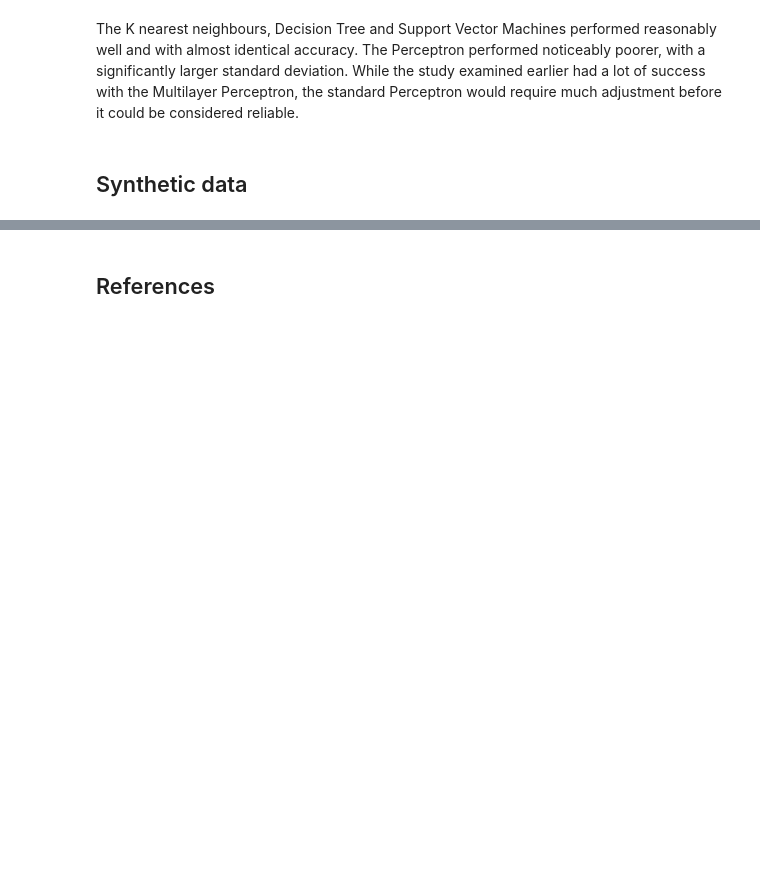
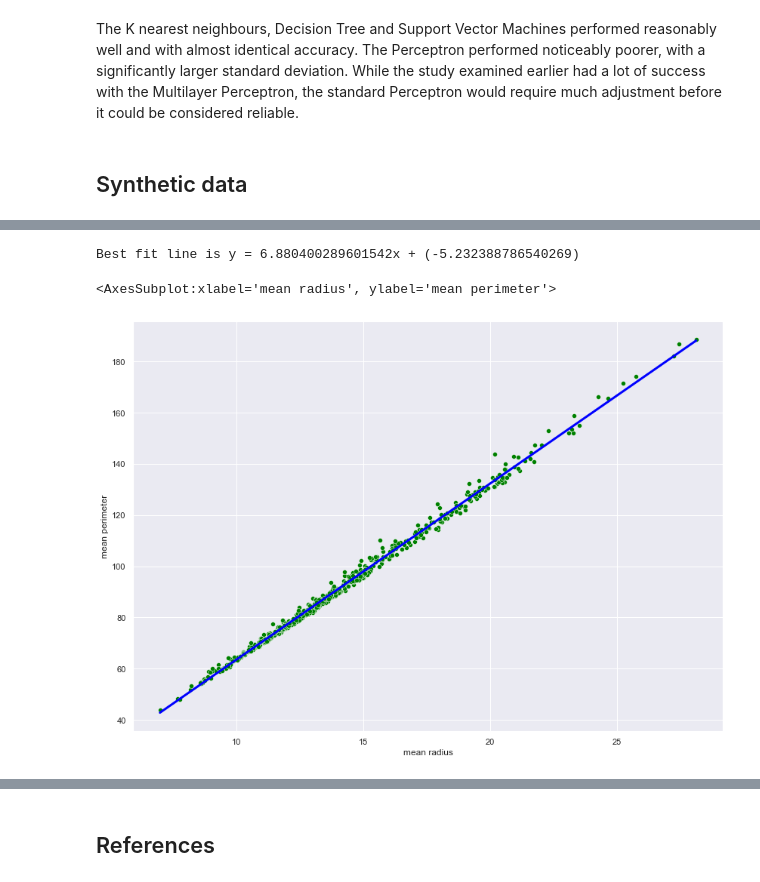
Before and after one commit to dreapadoir/PfDA_Project2, a Jupyter notebook: Project 2.ipynb, the cells around one changed output, grey strips where cells are left out. Drawn from its saved outputs; the diff is of its cells as text; code cells hidden in the pictures; blank space fills up the shorter version.

```diff
--- a/Project 2.ipynb
+++ b/Project 2.ipynb
@@ -404,3 +454,16 @@ text = rng.normal(df.iloc[:,1].mean(), df.iloc[:,1].std(), 100)
 # %%
-#mean perimeter - normal distribution
-per = rng.normal(df.iloc[:,2].mean(), df.iloc[:,2].std(), 100)
+#mean perimeter synthetic data
+#https://www.statology.org/line-of-best-fit-python/
+x = np.array(df.iloc[:,0])
+y = np.array(df.iloc[:,2])
+
+a, b = np.polyfit(x, y, 1)
+print('Best fit line is y = {}x + ({})'.format(a,b))
+
+sns.scatterplot(x=df.iloc[:,0], y=df.iloc[:,2], color='green')
+
+sns.lineplot(x=x, y=a*x+b, color='blue', linestyle='-', linewidth=3)
+# %% [output]
+Best fit line is y = 6.880400289601542x + (-5.232388786540269)
+<AxesSubplot:xlabel='mean radius', ylabel='mean perimeter'>
+[figure, added]
```
Also changed, not shown: parts of 67 cells of this notebook, 1 other file.
